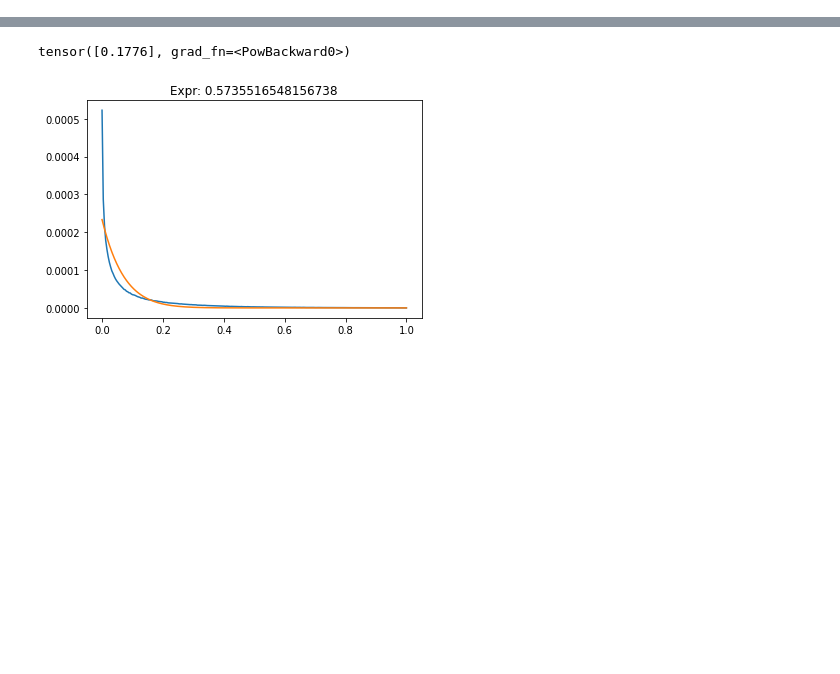
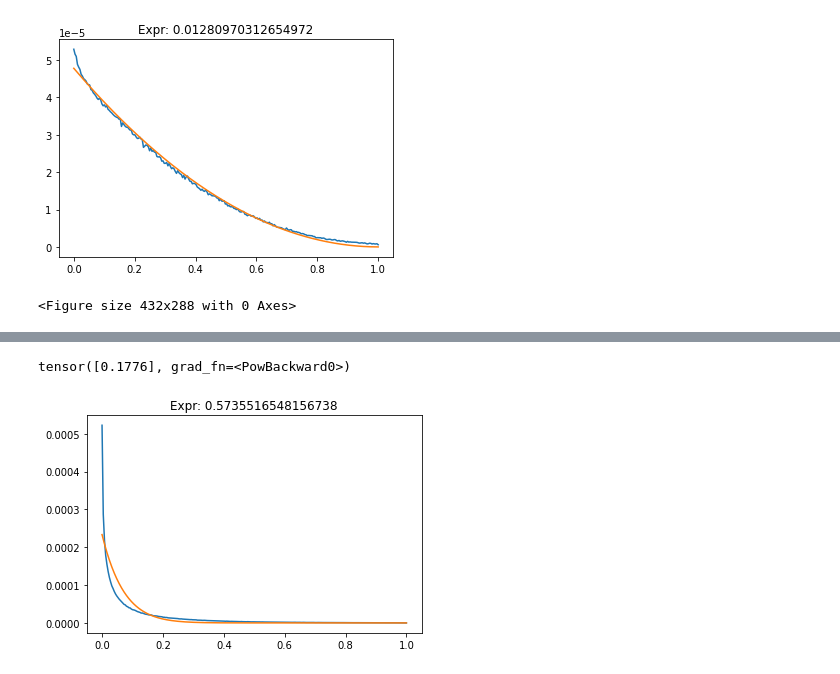
Before and after one commit to String137/PQC, a Jupyter notebook: PQCNN.ipynb, the cells around one changed output, grey strips where cells are left out. Cells and saved outputs as stored; diff of their text form; code cells hidden in the pictures; blank space fills up the shorter version.

```diff
--- a/PQCNN.ipynb
+++ b/PQCNN.ipynb
@@ -129,4 +161,3 @@ class PQCNN(nn.Module):
 # %%
-pqc = PQCNN()
-pqc.train(10)
+pqc.train(1000)
 # %% [output]
@@ -133,0 +181,2 @@ epoch:  10 loss:  tensor(0.6625, grad_fn=<SumBackward0>)
+[figure, added]
+<Figure size 432x288 with 0 Axes>
```
Also changed, not shown: parts of 16 cells of this notebook, 12 other files.
